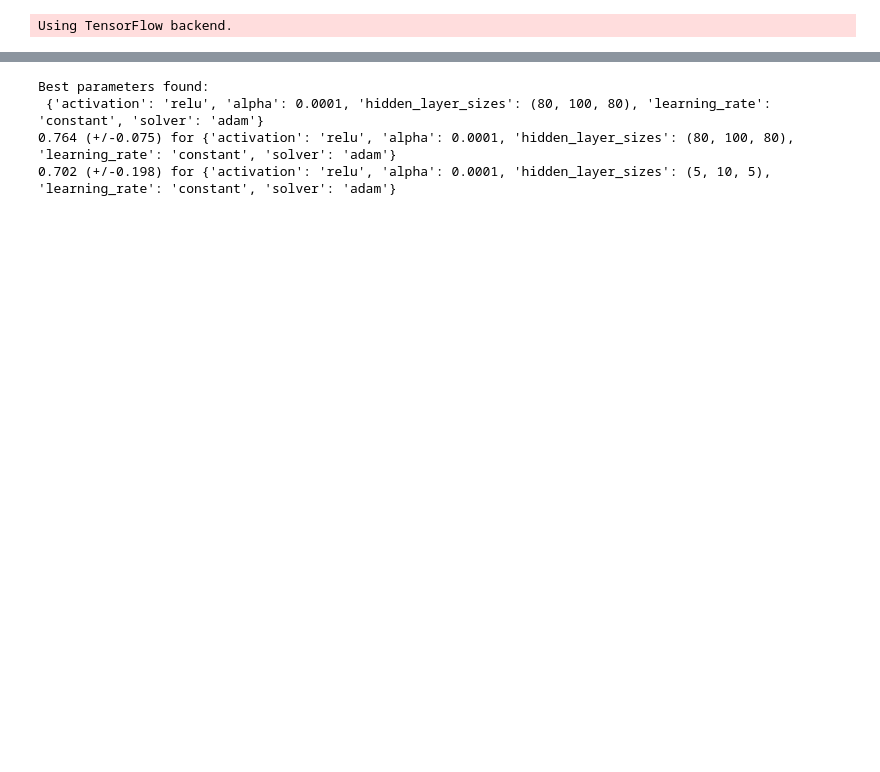
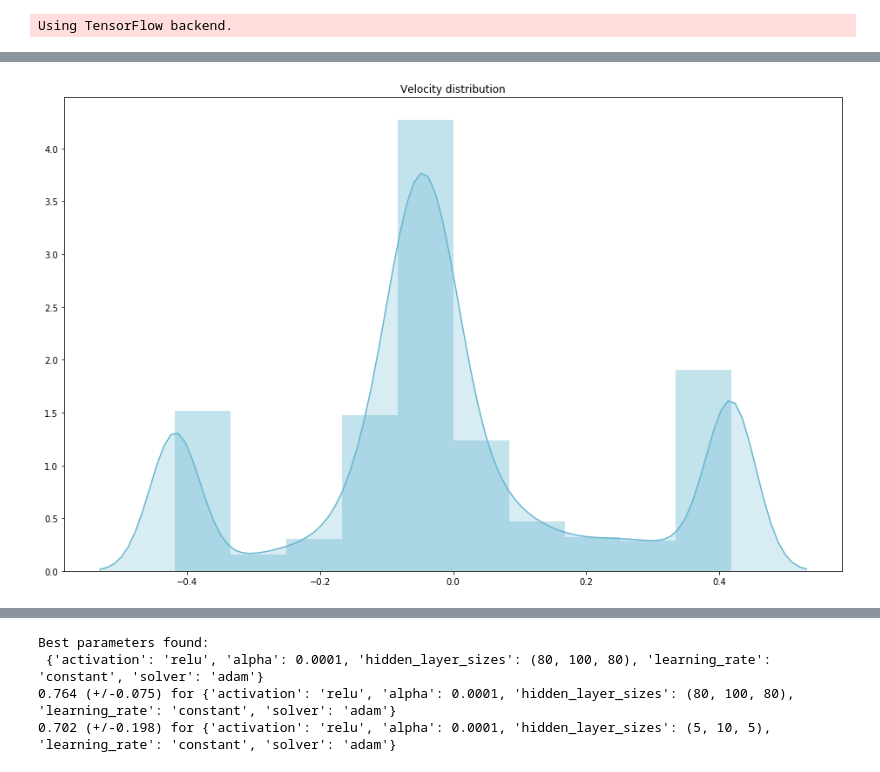
Before and after one commit to jonajo15/f1tenth-policy, a Jupyter notebook: policy_network.ipynb, the cells around one changed output, grey strips where cells are left out. Drawn from its saved outputs; the diff is of its cells as text; code cells hidden in the pictures; blank space fills up the shorter version.

```diff
--- a/policy_network.ipynb
+++ b/policy_network.ipynb
@@ -59,3 +78,12 @@ Number of left turns:  2666
+# %%
+fig = plt.figure(figsize=(16,10))
+# green - #3cb44b
+# blue - #67B7D1
+sns.distplot(y, bins=10, hist=True, kde_kws={"shade": True}, color='#67B7D1')
+plt.title('Velocity distribution', loc='center')
+plt.show()
+# %% [output]
+[figure, added]
 # %%
 x_train, x_test, y_train, y_test = train_test_split(X, y, test_size=0.20, random_state=42)
 # %%
```
Also changed, not shown: parts of 16 cells of this notebook, 2 other files.
